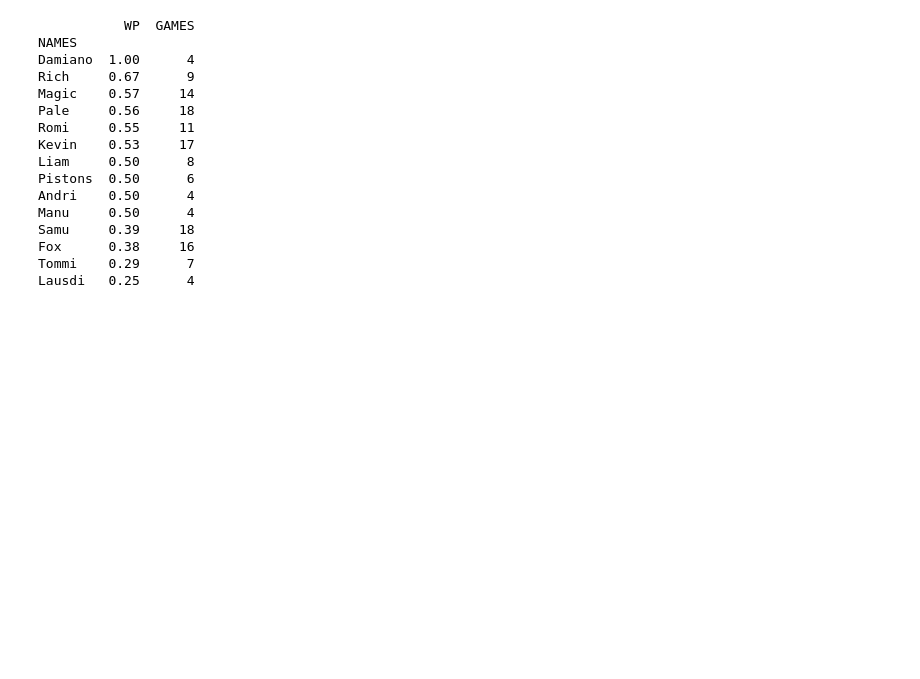
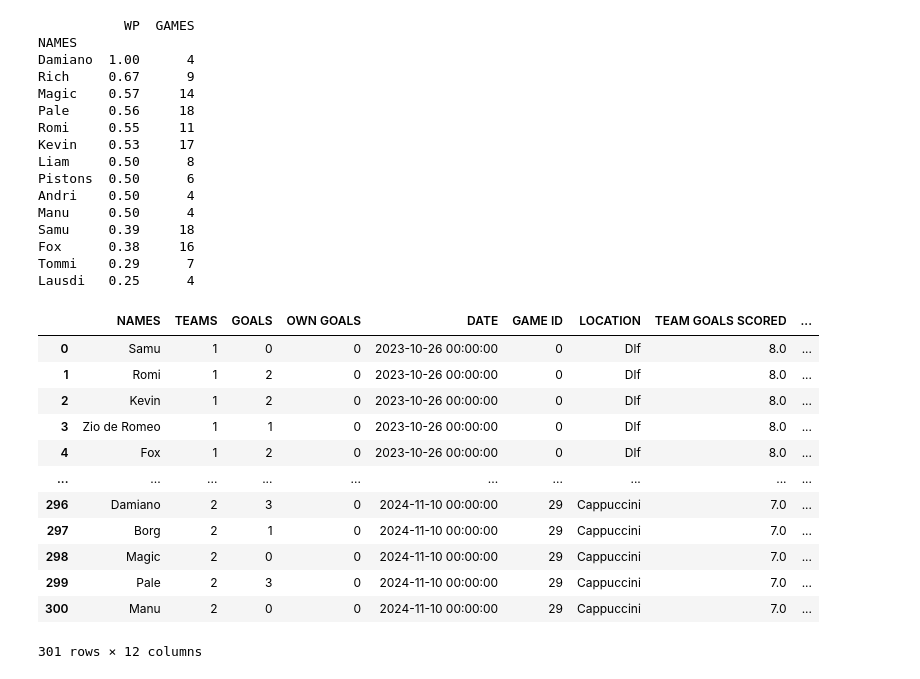
Before and after one commit to SamuBors/others, a Jupyter notebook: calcetti/Calcetti.ipynb, the cells around one changed output. Drawn from its saved outputs; the diff is of its cells as text; code cells hidden in the pictures; blank space fills up the shorter version.

```diff
--- a/calcetti/Calcetti.ipynb
+++ b/calcetti/Calcetti.ipynb
@@ -175,3 +175,20 @@ Samu     0.39     18
 Fox      0.38     16
 Tommi    0.29      7
 Lausdi   0.25      4
+# %%
+df=df[df['GAME ID']!=game_id]
+df
+# %% [output]
+|  | NAMES | TEAMS | GOALS | OWN GOALS | DATE | GAME ID | LOCATION | TEAM GOALS SCORED | ... |
+| 0 | Samu | 1 | 0 | 0 | 2023-10-26 00:00:00 | 0 | Dlf | 8.0 | ... |
+| 1 | Romi | 1 | 2 | 0 | 2023-10-26 00:00:00 | 0 | Dlf | 8.0 | ... |
+| 2 | Kevin | 1 | 2 | 0 | 2023-10-26 00:00:00 | 0 | Dlf | 8.0 | ... |
+| 3 | Zio de Romeo | 1 | 1 | 0 | 2023-10-26 00:00:00 | 0 | Dlf | 8.0 | ... |
+| 4 | Fox | 1 | 2 | 0 | 2023-10-26 00:00:00 | 0 | Dlf | 8.0 | ... |
+| ... | ... | ... | ... | ... | ... | ... | ... | ... | ... |
+| 296 | Damiano | 2 | 3 | 0 | 2024-11-10 00:00:00 | 29 | Cappuccini | 7.0 | ... |
+| 297 | Borg | 2 | 1 | 0 | 2024-11-10 00:00:00 | 29 | Cappuccini | 7.0 | ... |
+| 298 | Magic | 2 | 0 | 0 | 2024-11-10 00:00:00 | 29 | Cappuccini | 7.0 | ... |
+| 299 | Pale | 2 | 3 | 0 | 2024-11-10 00:00:00 | 29 | Cappuccini | 7.0 | ... |
+| 300 | Manu | 2 | 0 | 0 | 2024-11-10 00:00:00 | 29 | Cappuccini | 7.0 | ... |
+301 rows × 12 columns
```
Also changed, not shown: parts of 2 cells of this notebook, 2 other files.
